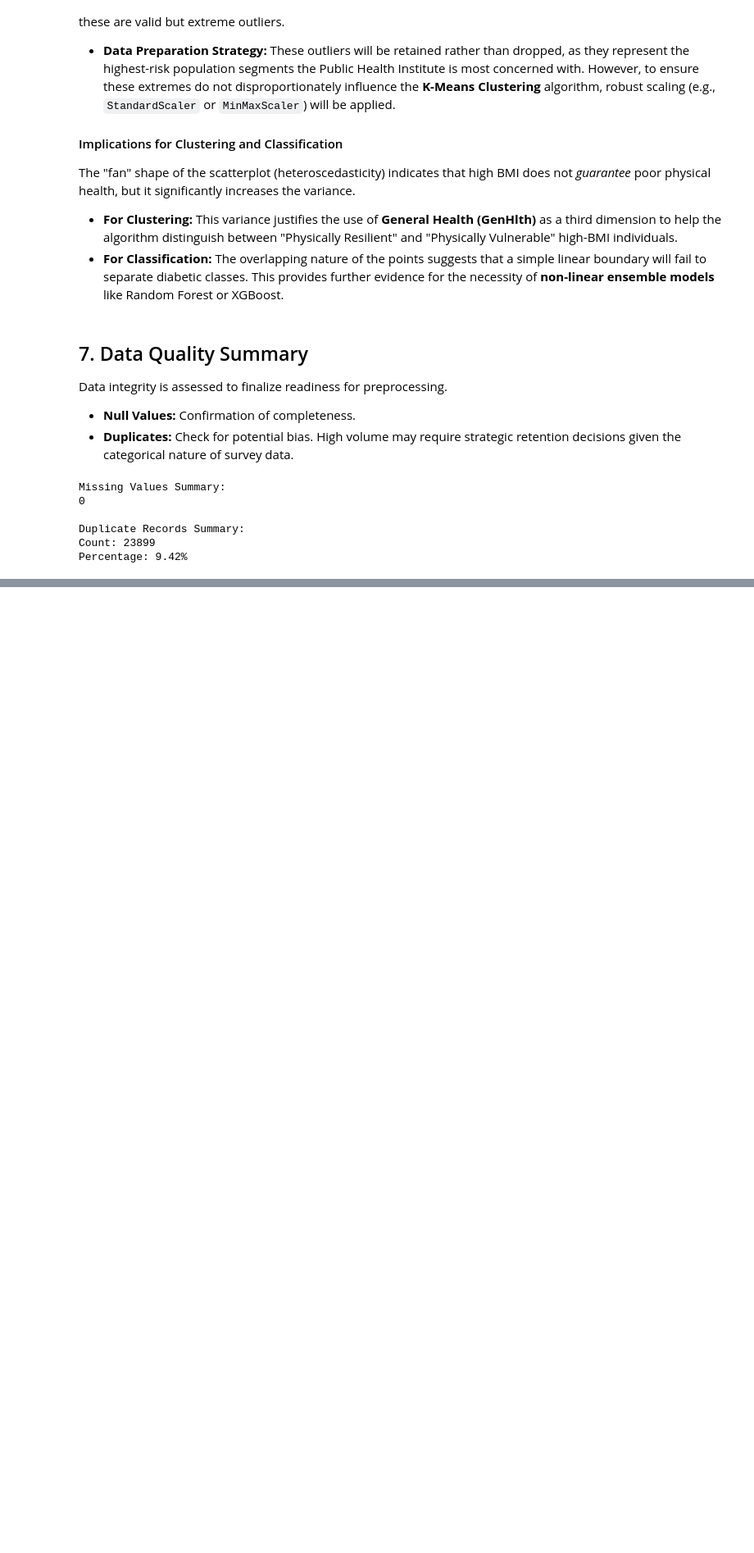
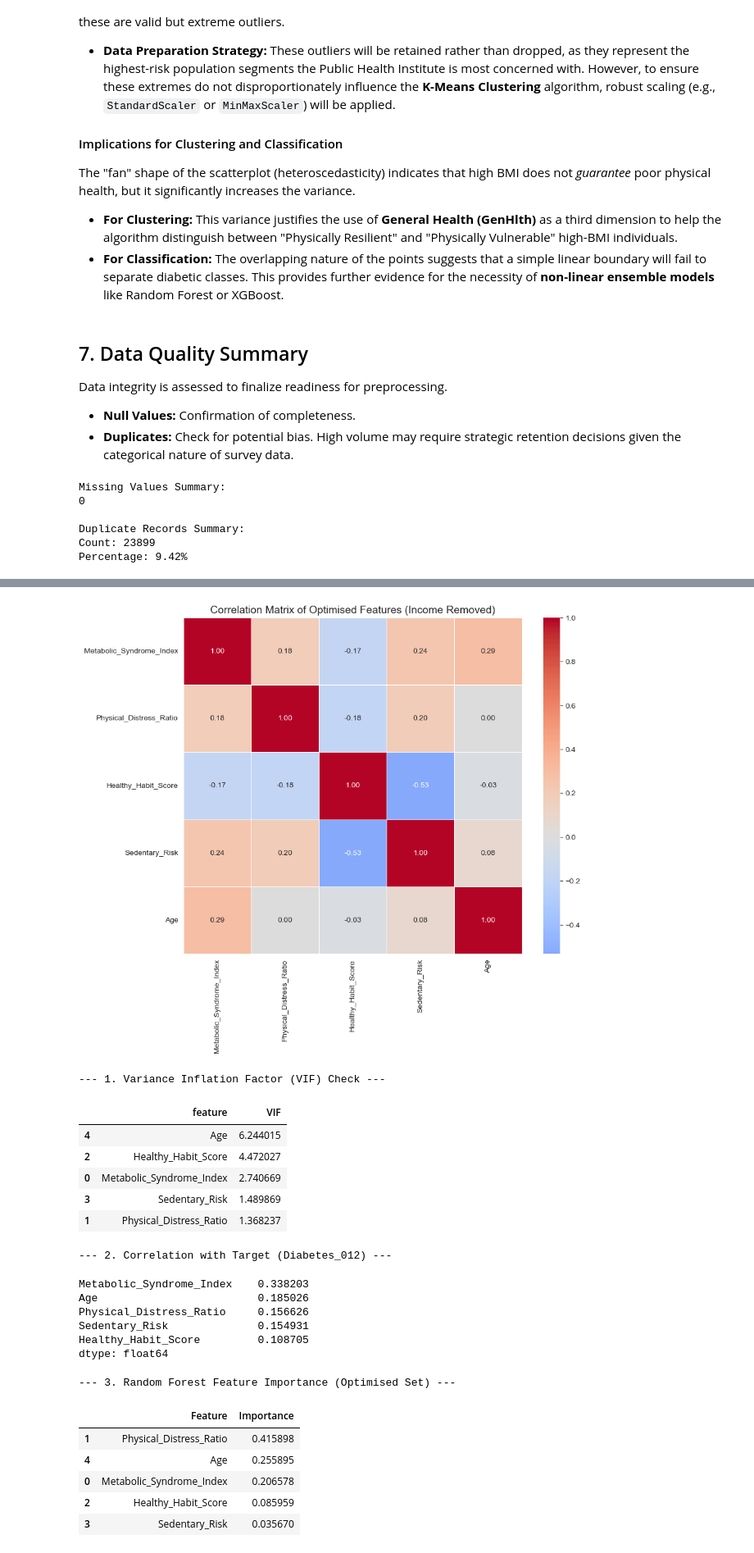
Before and after one commit to RoshanBM/FAIDM-Individual, a Jupyter notebook: diabetes-risk-analysis/notebooks/01_eda_and_prep.ipynb, the cells around one changed output, grey strips where cells are left out. Shown at 82% size. Drawn from its saved outputs; the diff is of its cells as text; code cells hidden in the pictures; blank space fills up the shorter version.

```diff
--- a/diabetes-risk-analysis/notebooks/01_eda_and_prep.ipynb
+++ b/diabetes-risk-analysis/notebooks/01_eda_and_prep.ipynb
@@ -306 +394,81 @@ Percentage: 9.42%
+# %%
+from statsmodels.stats.outliers_influence import variance_inflation_factor
+from sklearn.feature_selection import RFE
+from sklearn.linear_model import LogisticRegression
+from sklearn.ensemble import RandomForestClassifier
+
+# Feature Selection Analysis
+# We use a sample for computationally expensive methods
+sample_size_fs = 10000
+df_sample_fs = df.sample(n=sample_size_fs, random_state=42)
+# Exclude targets from inputs
+X_fs = df_sample_fs.drop(['Diabetes_012', 'Diabetes_Binary'], axis=1, errors='ignore')
+y_fs = df_sample_fs['Diabetes_Binary'] # Use binary target
+
+# Select only numeric/ordinal columns
+X_fs = X_fs.select_dtypes(include=[np.number])
+
+# Define the "Optimised" feature set we intend to use
+# REVISED: Removed 'Income' as per instructions, prioritized Physical_Distress_Ratio
+optimised_features = [
+    'Metabolic_Syndrome_Index',
+    'Physical_Distress_Ratio',
+    'Healthy_Habit_Score',
+    'Sedentary_Risk',
+    'Age'
+]
+
+# Create subset for validation
+X_fs_inputs = X_fs[optimised_features].copy()
+
+# 0. Visual Correlation Matrix
+plt.figure(figsize=(10, 8))
+sns.heatmap(X_fs_inputs.corr(), annot=True, fmt='.2f', cmap='coolwarm', center=0, linewidths=0.5)
+plt.title('Correlation Matrix of Optimised Features (Income Removed)', fontsize=14)
+plt.show()
+
+# 1. Multicollinearity Check (VIF)
+print("--- 1. Variance Inflation Factor (VIF) Check ---")
+vif_data = pd.DataFrame()
+vif_data["feature"] = X_fs_inputs.columns
+vif_data["VIF"] = [variance_inflation_factor(X_fs_inputs.values, i) for i in range(len(X_fs_inputs.columns))]
+display(vif_data.sort_values(by="VIF", ascending=False).head(10))
+
+# 2. Filter Methods (Correlation with Target)
+print("\n--- 2. Correlation with Target (Diabetes_012) ---")
+corr_target = df[optimised_features].corrwith(df['Diabetes_012']).abs()
+display(corr_target.sort_values(ascending=False))
+
+# 3. Feature Importance (Random Forest)
+print("\n--- 3. Random Forest Feature Importance (Optimised Set) ---")
+rf = RandomForestClassifier(n_estimators=100, random_state=42)
+rf.fit(X_fs_inputs, y_fs)
+importances = pd.DataFrame({
+    'Feature': X_fs_inputs.columns,
+    'Importance': rf.feature_importances_
+})
+display(importances.sort_values(by='Importance', ascending=False))
+# %% [output]
+[figure, added]
+--- 1. Variance Inflation Factor (VIF) Check ---
+|  | feature | VIF |
+| 4 | Age | 6.244015 |
+| 2 | Healthy_Habit_Score | 4.472027 |
+| 0 | Metabolic_Syndrome_Index | 2.740669 |
+| 3 | Sedentary_Risk | 1.489869 |
+| 1 | Physical_Distress_Ratio | 1.368237 |
+--- 2. Correlation with Target (Diabetes_012) ---
+Metabolic_Syndrome_Index    0.338203
+Age                         0.185026
+Physical_Distress_Ratio     0.156626
+Sedentary_Risk              0.154931
+Healthy_Habit_Score         0.108705
+dtype: float64
+--- 3. Random Forest Feature Importance (Optimised Set) ---
+|  | Feature | Importance |
+| 1 | Physical_Distress_Ratio | 0.415898 |
+| 4 | Age | 0.255895 |
+| 0 | Metabolic_Syndrome_Index | 0.206578 |
+| 2 | Healthy_Habit_Score | 0.085959 |
+| 3 | Sedentary_Risk | 0.035670 |
 # %% [markdown]
```
Also changed, not shown: parts of 17 cells of this notebook, 3 other files.
